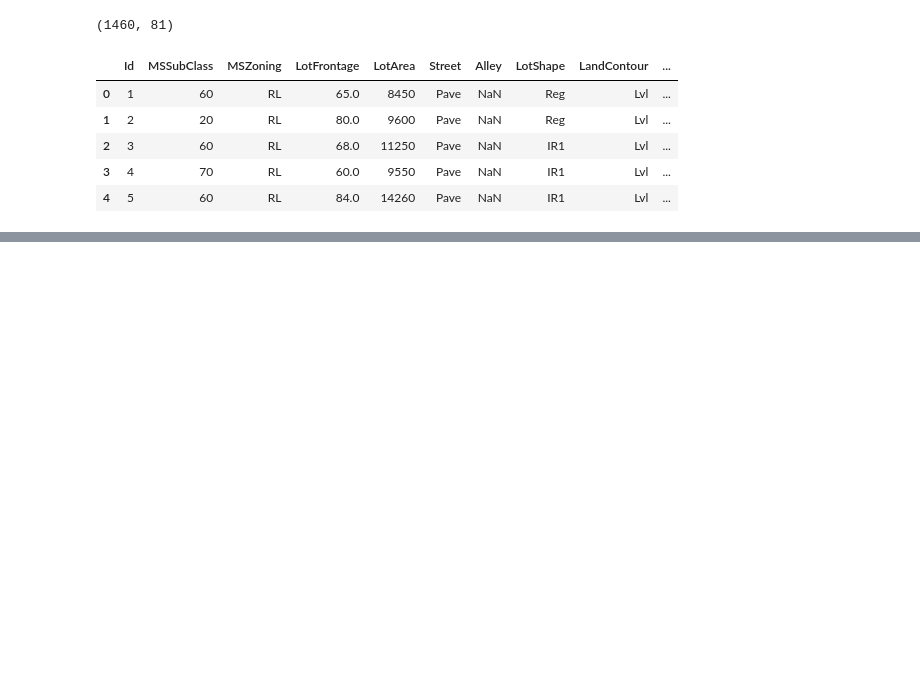
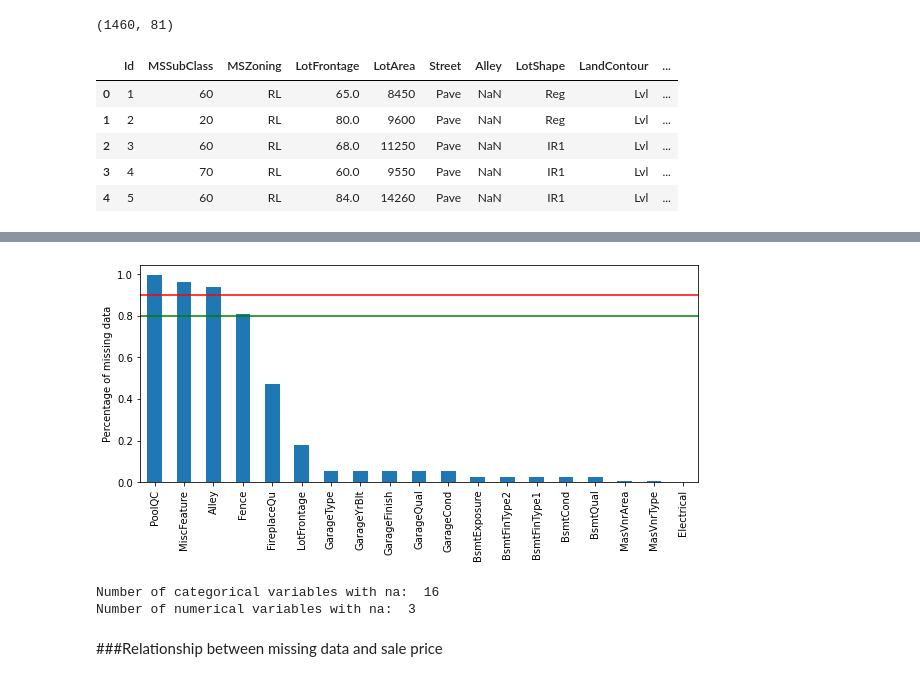
Before and after one commit to quintonmills/HousePricePredict, a Jupyter notebook: HPDataAnalysis.ipynb, the cells around one changed output, grey strips where cells are left out. Drawn from its saved outputs; the diff is of its cells as text; code cells hidden in the pictures; blank space fills up the shorter version.

```diff
--- a/HPDataAnalysis.ipynb
+++ b/HPDataAnalysis.ipynb
@@ -35,0 +90,8 @@ data.head()
+# %%
+cat_vars = [var for var in data.columns if data[var].dtype =='O']
+
+#add MSSubClass to the list of catergorical variables
+cat_vars = cat_vars + ['MSSubClass']
+
+#Number of categorical variables
+len(cat_vars)
@@ -35,0 +100,3 @@ data.head()
+# %%
+#Cast all variables as categorical
+data[cat_vars] = data[cat_vars].astype('O')
@@ -35,0 +117,8 @@ data.head()
+# %%
+#Make a list of the variables that contain missing values
+vars_with_na = [var for var in data.columns if data[var].isnull().sum() > 0]
+
+#determine percentage of missing values (Expressed as decimals)
+#and display the result ordered by % of missing data
+
+data[vars_with_na].isnull().mean().sort_values(ascending = False)
@@ -35,0 +146,26 @@ data.head()
+# %%
+#Visualise percentage of missing values
+
+data[vars_with_na].isnull().mean().sort_values(
+    ascending=False).plot.bar(figsize=(10, 4))
+plt.ylabel('Percentage of missing data')
+plt.axhline(y=0.90, color='r', linestyle='-')
+plt.axhline(y=0.80, color='g', linestyle='-')
+
+plt.show()
+# %% [output]
+[figure, added]
+# %%
+#Determine which variables from those with missing data are numericals
+#and which are categorical
+
+cat_na = [var for var in cat_vars if var in vars_with_na]
+num_na = [var for var in num_vars if var in vars_with_na]
+
+print('Number of categorical variables with na: ', len(cat_na))
+print('Number of numerical variables with na: ', len(num_na))
+# %% [output]
+Number of categorical variables with na:  16
+Number of numerical variables with na:  3
+# %% [markdown]
+###Relationship between missing data and sale price
```
Also changed, not shown: parts of 21 cells of this notebook.
